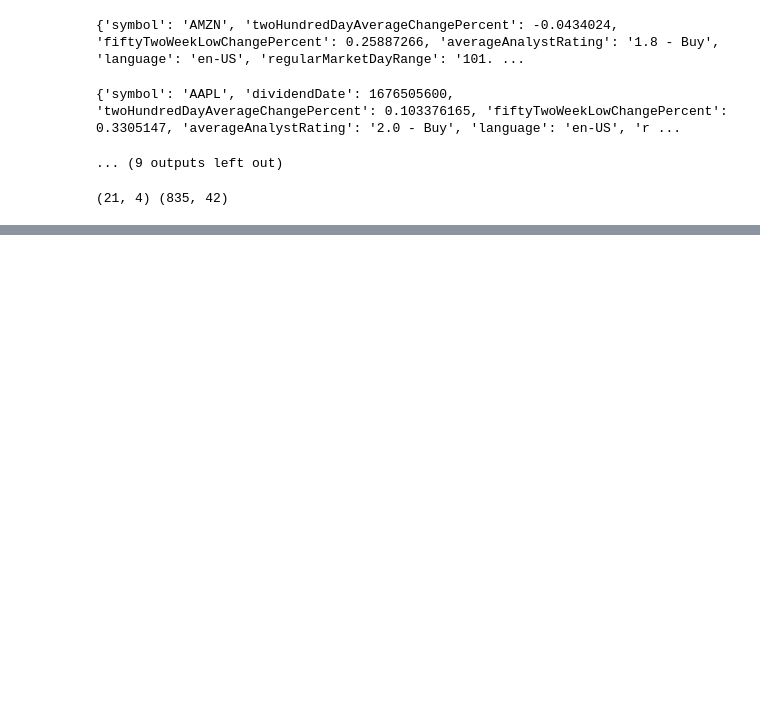
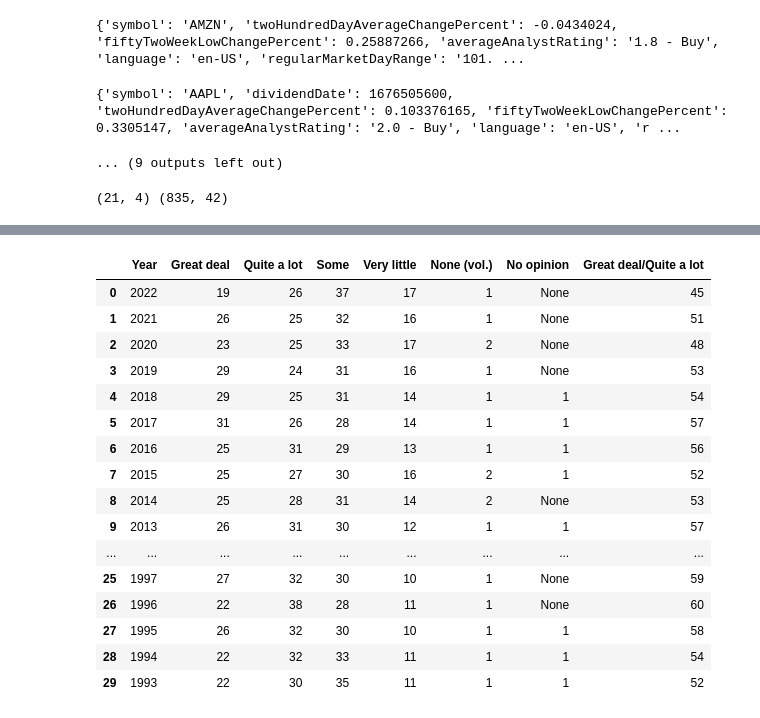
Before and after one commit to zarbin/UTA_Project-4, a Jupyter notebook: sandbox/JustinB/Database_population.ipynb, the cells around one changed output, grey strips where cells are left out. Drawn from its saved outputs; the diff is of its cells as text; code cells hidden in the pictures; blank space fills up the shorter version.

```diff
--- a/sandbox/JustinB/Database_population.ipynb
+++ b/sandbox/JustinB/Database_population.ipynb
@@ -250,0 +255,25 @@ conn.close()
+# %%
+# Find all .csv and .xlsx files
+path = os.getcwd()
+file_list = glob.glob(os.path.join(path, "../../Production/Resources/*.csv")) + \
+            glob.glob(os.path.join(path, "../../Production/Resources/*.xlsx"))
+
+dict_of_df = {} # initialize empty dictionary
+for file in file_list:
+
+    filename = os.path.splitext(os.path.basename(file))[0]
+
+    if file.endswith('.csv'):
+        print('Location:', file)
+        df = pd.read_csv(file)
+        print('Loaded file:', filename)
+    elif file.endswith('.xlsx'):
+        print('Location:', file)
+        df = pd.read_excel(file, engine='openpyxl')
+        print('Loaded file:', filename)
+
+    # Replace dashes and asterisks with NaN values
+    df.replace(['-','--', '*'], [None, None, None], inplace=True)
+    print(df.head())
+
+    dict_of_df[filename] = df
@@ -250,0 +318,22 @@ conn.close()
+# %%
+dict_of_df['gallup_police']
+
+###Haivng Prolbems with None (vol.) import?? Need to fix.  Is it because of column name?
+# %% [output]
+|  | Year | Great deal | Quite a lot | Some | Very little | None (vol.) | No opinion | Great deal/Quite a lot |
+| 0 | 2022 | 19 | 26 | 37 | 17 | 1 | None | 45 |
+| 1 | 2021 | 26 | 25 | 32 | 16 | 1 | None | 51 |
+| 2 | 2020 | 23 | 25 | 33 | 17 | 2 | None | 48 |
+| 3 | 2019 | 29 | 24 | 31 | 16 | 1 | None | 53 |
+| 4 | 2018 | 29 | 25 | 31 | 14 | 1 | 1 | 54 |
+| 5 | 2017 | 31 | 26 | 28 | 14 | 1 | 1 | 57 |
+| 6 | 2016 | 25 | 31 | 29 | 13 | 1 | 1 | 56 |
+| 7 | 2015 | 25 | 27 | 30 | 16 | 2 | 1 | 52 |
+| 8 | 2014 | 25 | 28 | 31 | 14 | 2 | None | 53 |
+| 9 | 2013 | 26 | 31 | 30 | 12 | 1 | 1 | 57 |
+| ... | ... | ... | ... | ... | ... | ... | ... | ... |
+| 25 | 1997 | 27 | 32 | 30 | 10 | 1 | None | 59 |
+| 26 | 1996 | 22 | 38 | 28 | 11 | 1 | None | 60 |
+| 27 | 1995 | 26 | 32 | 30 | 10 | 1 | 1 | 58 |
+| 28 | 1994 | 22 | 32 | 33 | 11 | 1 | 1 | 54 |
+| 29 | 1993 | 22 | 30 | 35 | 11 | 1 | 1 | 52 |
```
Also changed, not shown: parts of 5 cells of this notebook, 1 other file.
